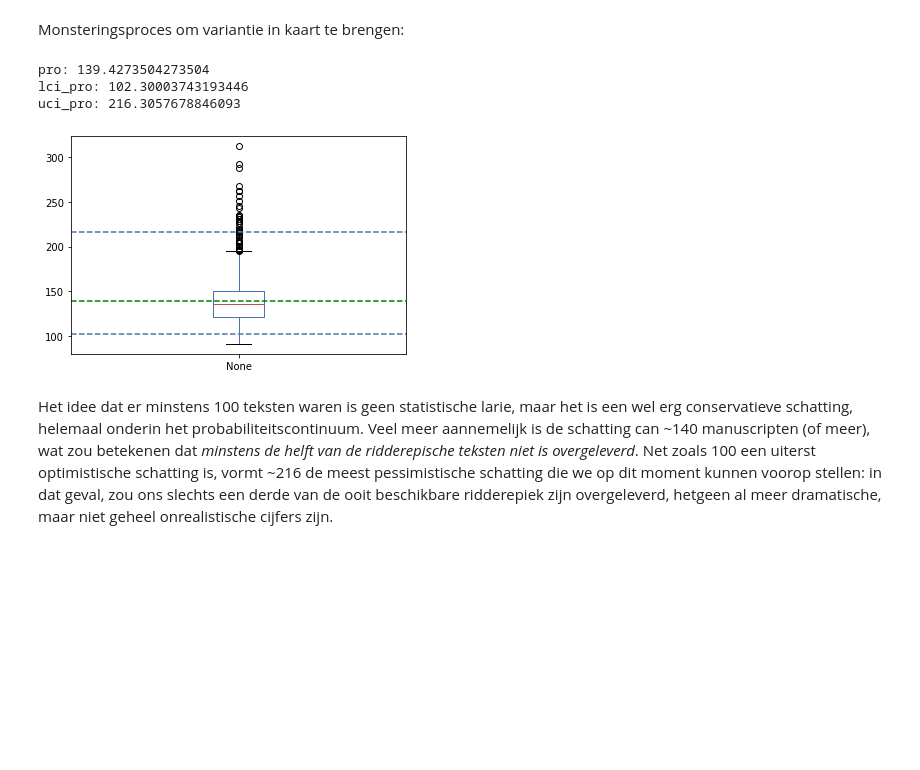
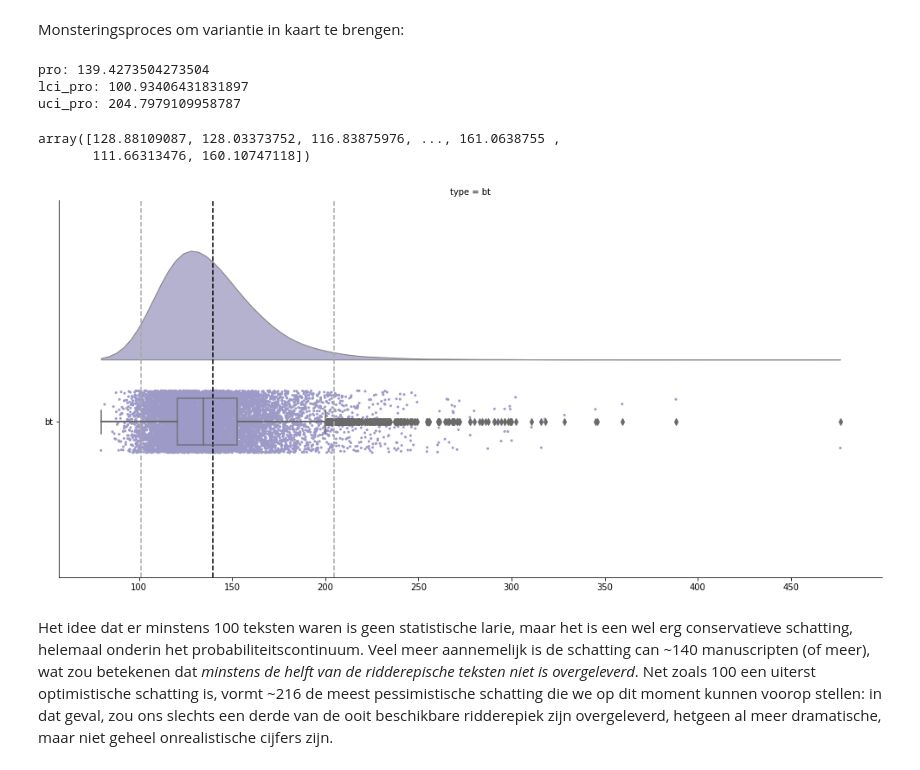
Before and after one commit to mikekestemont/chivalric_diversity, a Jupyter notebook: analysis.ipynb, the cells around one changed output. Cells and saved outputs as stored; diff of their text form; code cells hidden in the pictures; blank space fills up the shorter version.

Commit message:
chao rainplot

```diff
--- a/analysis.ipynb
+++ b/analysis.ipynb
@@ -221,21 +226,37 @@ def chao_estimate(x, n_iter=1000, conf=0.95):
     bt_pro = pro - bt_pro
     return (lci_pro, uci_pro, bt_pro, pro)
 # %%
-lci_pro, uci_pro, bt_pro, pro = chao_estimate(num_per_text, n_iter=1000)
+lci_pro, uci_pro, bt_pro, pro = chao_estimate(num_per_text, n_iter=10000)
 print('pro:', pro)
 print('lci_pro:', lci_pro)
 print('uci_pro:', uci_pro)
 # %% [output]
 pro: 139.4273504273504
-lci_pro: 102.30003743193446
-uci_pro: 216.3057678846093
+lci_pro: 100.93406431831897
+uci_pro: 204.7979109958787
-# %%
-ax = pd.Series(bt_pro).plot.box()
-ax.axhline(lci_pro, ls='--')
-ax.axhline(uci_pro, ls='--');
-ax.axhline(np.mean(pro), ls='--', c='green');
-# %% [output]
-[figure, removed]
+# %%
+bt_pro
+# %% [output]
+array([128.88109087, 128.03373752, 116.83875976, ..., 161.0638755 ,
+       111.66313476, 160.10747118])
+# %%
+import ptitprince as pt
+import seaborn as sns
+
+d = list([(x, 'bt') for x in bt_pro])
+bt = pd.DataFrame(d, columns=('bt', 'type'))
+# %%
+g = sns.FacetGrid(bt, col="type", sharey=False, aspect=1.5)
+g = g.map_dataframe(pt.RainCloud, x="type", y="bt", data=bt, palette='Purples',
+                    orient="h", ax=g.axes, alpha=.8, bw=.3, width_viol=0.7)
+
+g.fig.set_size_inches(15, 8)
+
+plt.gca().axvline(pro, c='black', ls='--');
+plt.gca().axvline(uci_pro, c='darkgrey', ls='--');
+plt.gca().axvline(lci_pro, c='darkgrey', ls='--');
+# %% [output]
+[figure, added]
 # %% [markdown]
 Het idee dat er minstens 100 teksten waren is geen statistische larie, maar het is een wel erg conservatieve schatting, helemaal onderin het probabiliteitscontinuum. Veel meer aannemelijk is de schatting can ~140 manuscripten (of meer), wat zou betekenen dat *minstens de helft van de ridderepische teksten niet is overgeleverd*. Net zoals 100 een uiterst optimistische schatting is, vormt ~216 de meest pessimistische schatting die we op dit moment kunnen voorop stellen: in dat geval, zou ons slechts een derde van de ooit beschikbare ridderepiek zijn overgeleverd, hetgeen al meer dramatische, maar niet geheel onrealistische cijfers zijn.
 # %% [markdown]
```
Also changed, not shown: parts of 5 cells of this notebook.
